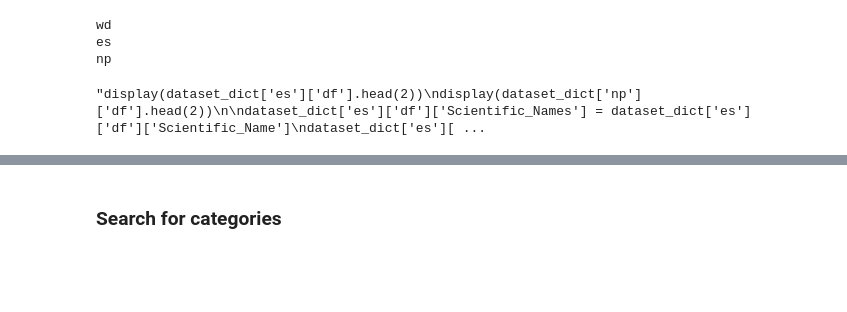
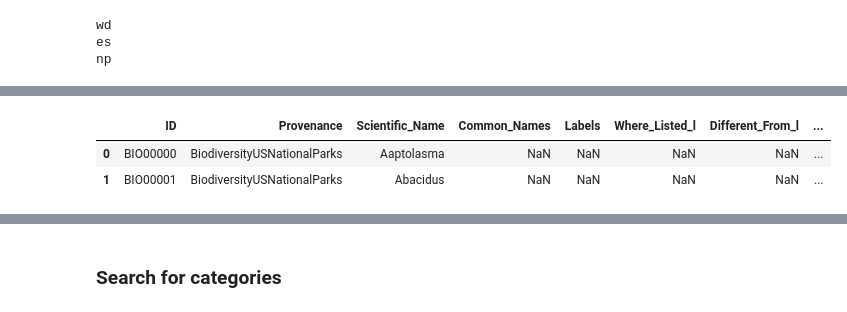
Before and after one commit to till22G/Web_Data_Integration_Project, a Jupyter notebook: notebooks/CreateGoldStandardWikidataNationalParks.ipynb, the cells around one changed output, grey strips where cells are left out. Cells and saved outputs as stored; diff of their text form; code cells hidden in the pictures; blank space fills up the shorter version.

```diff
--- a/notebooks/CreateGoldStandardWikidataNationalParks.ipynb
+++ b/notebooks/CreateGoldStandardWikidataNationalParks.ipynb
@@ -35,7 +35,7 @@ def createDFfromXML_list(path):
         for col in columns:
 
             for attr in species.iter(col):
-                if col in ['ID', 'Provenance']:
+                if col in ['ID', 'Provenance', 'Scientific_Name']:
                     col_dict[col] = attr.text
 
                 else:
@@ -135,6 +137,10 @@ es
 np
 # %%
 # to be deleted afterwards
+
+## change labels due to changes in target schema
+
+# change scientific name label
 '''display(dataset_dict['es']['df'].head(2))
 display(dataset_dict['np']['df'].head(2))
 
@@ -142,5 +148,14 @@ dataset_dict['es']['df']['Scientific_Names'] = dataset_dict['es']['df']['Scienti
 dataset_dict['es']['df'] = dataset_dict['es']['df'].drop(columns = 'Scientific_Name')
 
 display(dataset_dict['es']['df'].head(2))'''
+
+# change category name label
+display(dataset_dict['es']['df'].head(2))
+display(dataset_dict['np']['df'].head(2))
+display(dataset_dict['wd']['df'].head(2))
+
+dataset_dict['wd']['df']['Categories'] = dataset_dict['wd']['df']['Category']
+dataset_dict['wd']['df'] = dataset_dict['wd']['df'].drop(columns = 'Category')
+
+display(dataset_dict['wd']['df'].head(2))
 # %% [output]
-"display(dataset_dict['es']['df'].head(2))\ndisplay(dataset_dict['np']['df'].head(2))\n\ndataset_dict['es']['df']['Scientific_Names'] = dataset_dict['es']['df']['Scientific_Name']\ndataset_dict['es'][ ...
@@ -146,0 +165,3 @@ display(dataset_dict['es']['df'].head(2))'''
+|  | ID | Provenance | Scientific_Name | Common_Names | Labels | Where_Listed_l | Different_From_l | ... |
+| 0 | BIO00000 | BiodiversityUSNationalParks | Aaptolasma | NaN | NaN | NaN | NaN | ... |
+| 1 | BIO00001 | BiodiversityUSNationalParks | Abacidus | NaN | NaN | NaN | NaN | ... |
```
Also changed, not shown: parts of 9 cells of this notebook.
